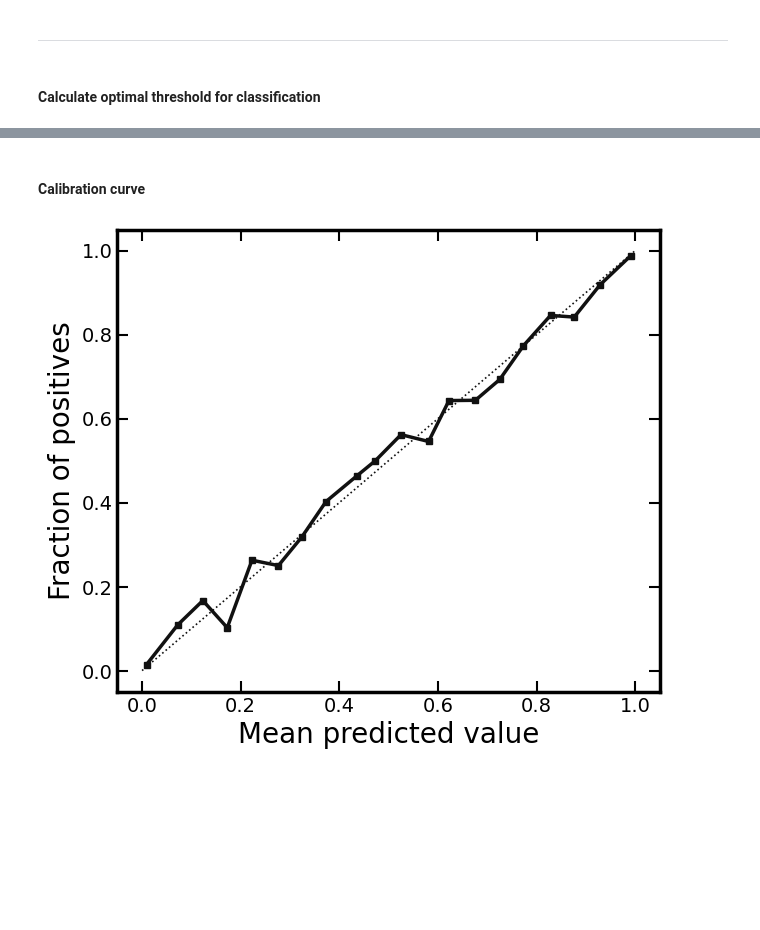
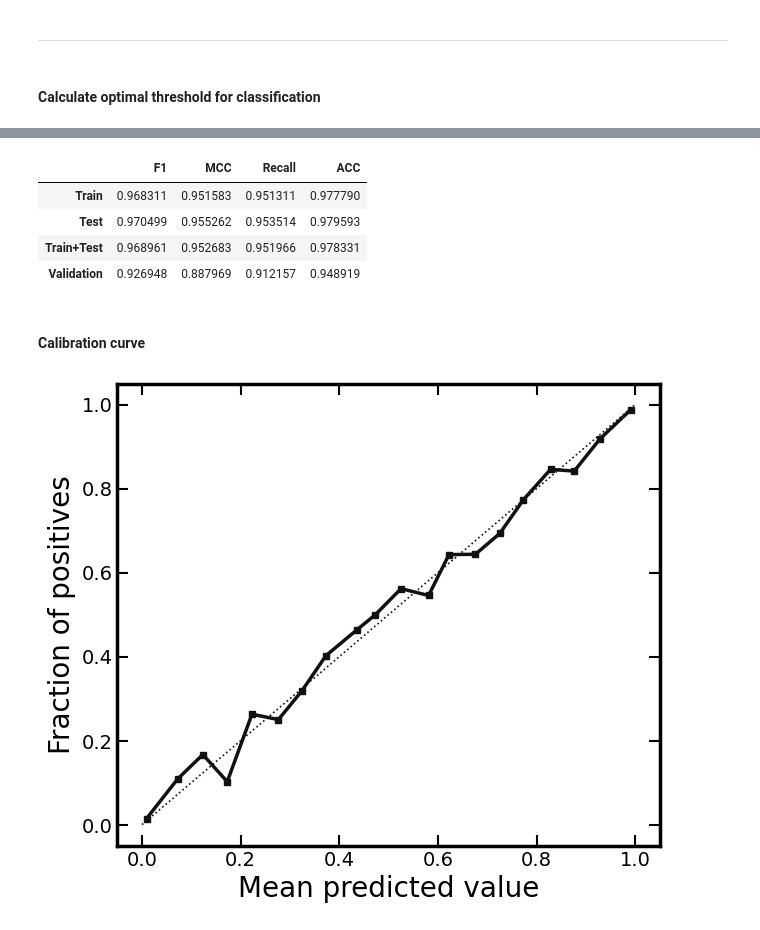
Before and after one commit to racarvajal/Pipeline_RG_z_ML, a Jupyter notebook: ML_16.ipynb, the cells around one changed output, grey strips where cells are left out. Cells and saved outputs as stored; diff of their text form; code cells hidden in the pictures; blank space fills up the shorter version.

Commit message:
resport naive threshold metrics

```diff
--- a/ML_16.ipynb
+++ b/ML_16.ipynb
@@ -942,3 +954,48 @@ train_test_prediction_clf = pyc.predict_model(final_AGN_clf, data=train_test_df,
+# %%
+cm_mat_test_naive = np.array([[np.sum(np.array(test_prediction_clf['class'] == 0) & np.array(test_prediction_clf['Label'] == 0)),\
+                               np.sum(np.array(test_prediction_clf['class'] == 0) & np.array(test_prediction_clf['Label'] == 1))],\
+                              [np.sum(np.array(test_prediction_clf['class'] == 1) & np.array(test_prediction_clf['Label'] == 0)),\
+                               np.sum(np.array(test_prediction_clf['class'] == 1) & np.array(test_prediction_clf['Label'] == 1))]])
+# %%
+cm_mat_train_test_naive = np.array([[np.sum(np.array(train_test_prediction_clf['class'] == 0) & np.array(train_test_prediction_clf['Label'] == 0)),\
+                                     np.sum(np.array(train_test_prediction_clf['class'] == 0) & np.array(train_test_prediction_clf['Label'] == 1))],\
+                                    [np.sum(np.array(train_test_prediction_clf['class'] == 1) & np.array(train_test_prediction_clf['Label'] == 0)),\
+                                     np.sum(np.array(train_test_prediction_clf['class'] == 1) & np.array(train_test_prediction_clf['Label'] == 1))]])
+# %%
+MCC_val_naive           = MCC_from_CM(cm_mat_val_naive)
+ACC_val_naive           = ACC_from_CM(cm_mat_val_naive)
+F1_val_naive            = F1_from_CM(cm_mat_val_naive)
+Recall_val_naive        = Recall_from_CM(cm_mat_val_naive)
+
+MCC_train_naive         = MCC_from_CM(cm_mat_train_naive)
+ACC_train_naive         = ACC_from_CM(cm_mat_train_naive)
+F1_train_naive          = F1_from_CM(cm_mat_train_naive)
+Recall_train_naive      = Recall_from_CM(cm_mat_train_naive)
+
+MCC_test_naive          = MCC_from_CM(cm_mat_test_naive)
+ACC_test_naive          = ACC_from_CM(cm_mat_test_naive)
+F1_test_naive           = F1_from_CM(cm_mat_test_naive)
+Recall_test_naive       = Recall_from_CM(cm_mat_test_naive)
+
+MCC_train_test_naive    = MCC_from_CM(cm_mat_train_test_naive)
+ACC_train_test_naive    = ACC_from_CM(cm_mat_train_test_naive)
+F1_train_test_naive     = F1_from_CM(cm_mat_train_test_naive)
+Recall_train_test_naive = Recall_from_CM(cm_mat_train_test_naive)
+
+naive_scores_array            = np.array([[F1_train_naive,      MCC_train_naive,      Recall_train_naive,      ACC_train_naive],\
+                                          [F1_test_naive,       MCC_test_naive,       Recall_test_naive,       ACC_test_naive],\
+                                          [F1_train_test_naive, MCC_train_test_naive, Recall_train_test_naive, ACC_train_test_naive],\
+                                          [F1_val_naive,        MCC_val_naive,        Recall_val_naive,        ACC_val_naive]])
+# %%
+naive_scores_df = pd.DataFrame(data=naive_scores_array, columns=['F1', 'MCC', 'Recall', 'ACC'], index=['Train', 'Test', 'Train+Test', 'Validation'])
+# %%
+display(naive_scores_df)
+# %% [output]
+|  | F1 | MCC | Recall | ACC |
+| Train | 0.968311 | 0.951583 | 0.951311 | 0.977790 |
+| Test | 0.970499 | 0.955262 | 0.953514 | 0.979593 |
+| Train+Test | 0.968961 | 0.952683 | 0.951966 | 0.978331 |
+| Validation | 0.926948 | 0.887969 | 0.912157 | 0.948919 |
 # %% [markdown]
 #### Calibration curve
 # %%
```
Also changed, not shown: parts of 6 cells of this notebook, 2 other files.
